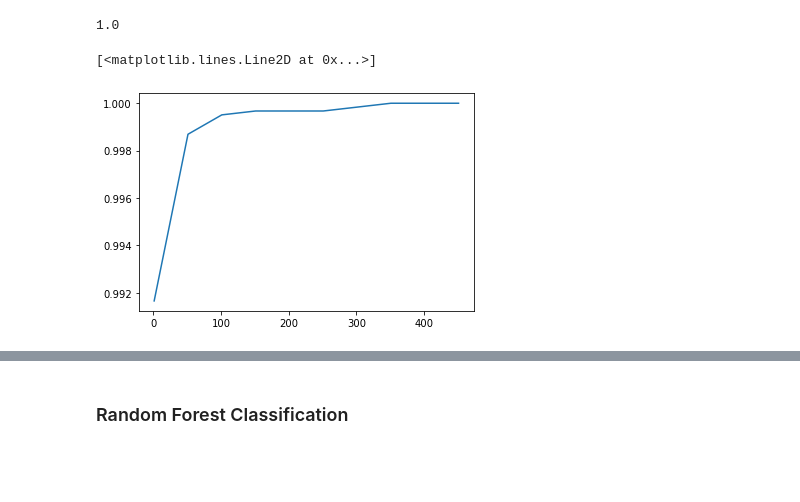
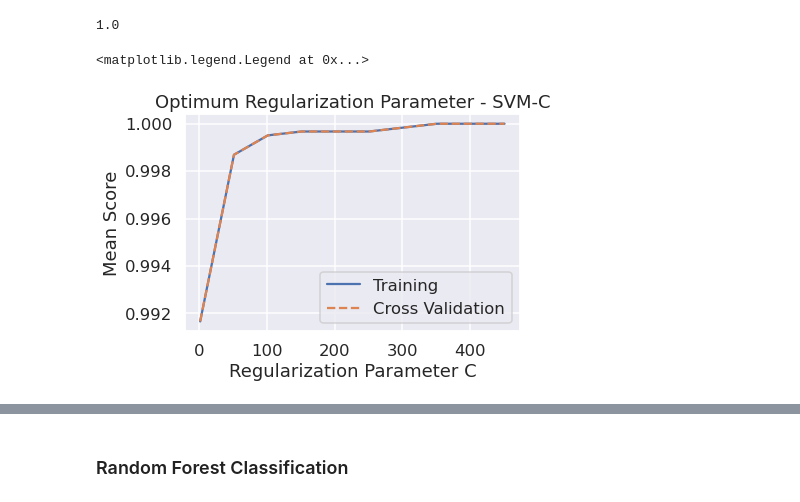
Before and after one commit to mackwn/gas-sensor-analytics-demo, a Jupyter notebook: notebooks/explore_model_building_classification.ipynb, the cells around one changed output, grey strips where cells are left out. Drawn from its saved outputs; the diff is of its cells as text; code cells hidden in the pictures; blank space fills up the shorter version.

```diff
--- a/notebooks/explore_model_building_classification.ipynb
+++ b/notebooks/explore_model_building_classification.ipynb
@@ -123,15 +145,23 @@ clf.score(X_cv,y_cv)
 # %% [output]
 1.0
 # %%
-C_array = list(range(1,500,50))
-score_array = []
+C_arr_svm = list(range(1,500,50))
+score_arr_svm = []
+score_arr_svm_cv = []
 for C in C_array:
     clf = SVC(C=C)
     clf = clf.fit(X, y)
-    score_array.append(clf.score(X,y))
-
-plt.plot(C_array,score_array)
+    score_arr_svm.append(clf.score(X,y))
+    score_arr_svm_cv.append(clf.score(X_cv,y_cv))
-# %% [output]
-[<matplotlib.lines.Line2D at 0x...>]
-[figure, removed]
+# %%
+fig, ax = plt.subplots()
+ax.plot(C_arr_svm,score_arr_svm, label='Training')
+ax.plot(C_arr_svm,score_arr_svm_cv, '--',label='Cross Validation')
+ax.set_xlabel('Regularization Parameter C')
+ax.set_ylabel('Mean Score')
+ax.set_title('Optimum Regularization Parameter - SVM-C')
+ax.legend()
+# %% [output]
+<matplotlib.legend.Legend at 0x...>
+[figure, added]
 # %%
```
Also changed, not shown: parts of 27 cells of this notebook, 8 other files.
